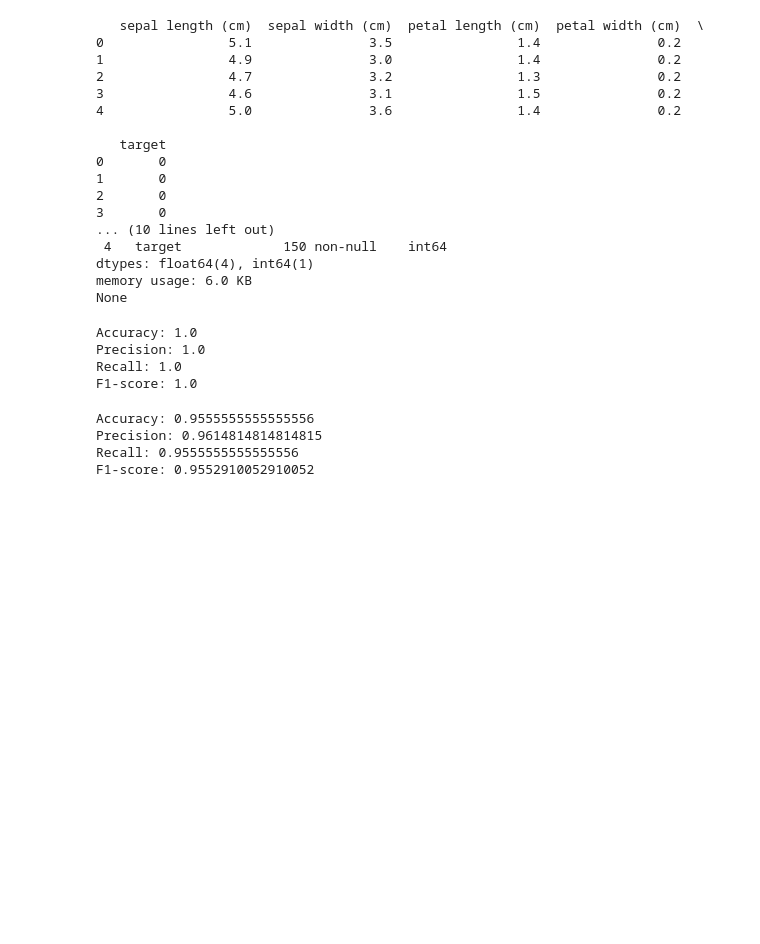
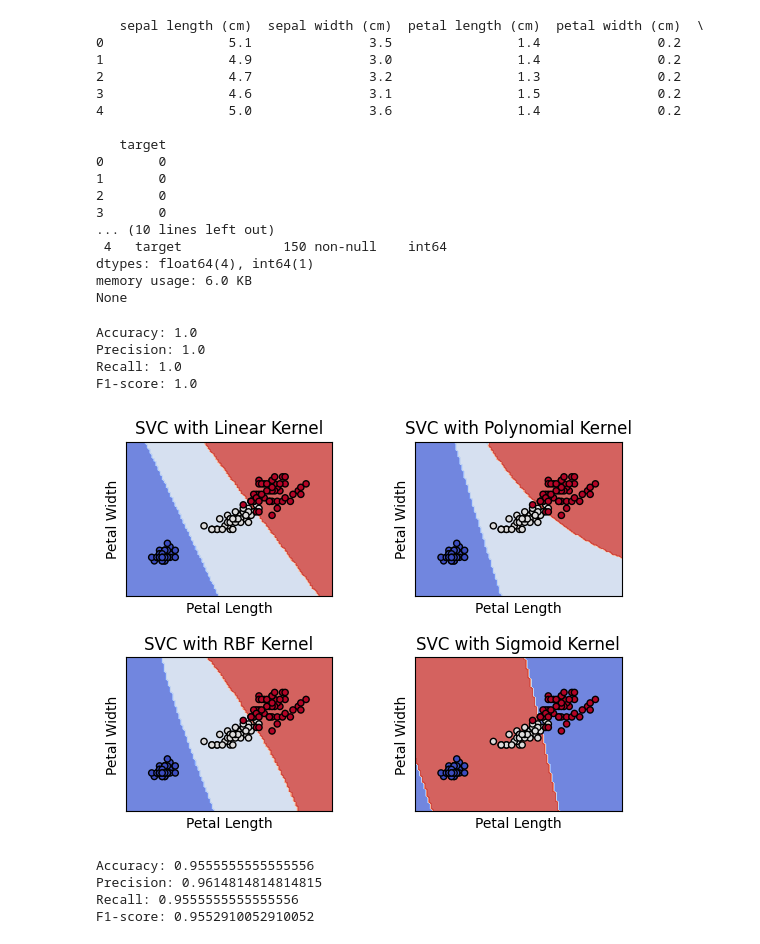
Before and after one commit to ArsalonAmini2024/CSC6621_mini_project1, a Jupyter notebook: SVM_Mini_Lab/CSC6621_Lab_01_Submission_Amini_Arsalon.ipynb, the cells around one changed output. Drawn from its saved outputs; the diff is of its cells as text; code cells hidden in the pictures; blank space fills up the shorter version.

```diff
--- a/SVM_Mini_Lab/CSC6621_Lab_01_Submission_Amini_Arsalon.ipynb
+++ b/SVM_Mini_Lab/CSC6621_Lab_01_Submission_Amini_Arsalon.ipynb
@@ -69,6 +74,64 @@ Accuracy: 1.0
 Precision: 1.0
 Recall: 1.0
 F1-score: 1.0
+# %%
+#Visualize Decision boundaries - Petal length vs width (unscaled)
+
+# Extract petal length and width features
+X = iris.data[:, 2:4]  # petal length and width
+y = iris.target
+
+# Split the dataset into training and testing sets
+X_train, X_test, y_train, y_test = train_test_split(X, y, test_size=0.3, random_state=42)
+
+# Define SVM models with different kernels
+models = [
+    SVC(kernel='linear', random_state=42),
+    SVC(kernel='poly', random_state=42),
+    SVC(kernel='rbf', random_state=42),
+    SVC(kernel='sigmoid', random_state=42)
+]
+
+# Title for the plots
+titles = (
+    "SVC with Linear Kernel",
+    "SVC with Polynomial Kernel",
+    "SVC with RBF Kernel",
+    "SVC with Sigmoid Kernel"
+)
+
+# Set-up 2x2 grid for plotting
+fig, sub = plt.subplots(2, 2)
+plt.subplots_adjust(wspace=0.4, hspace=0.4)
+
+# Iterate over models and plot decision boundaries
+for clf, title, ax in zip(models, titles, sub.flatten()):
+    # Fit the model
+    clf.fit(X_train, y_train)
+
+    # Plot decision boundaries
+    disp = DecisionBoundaryDisplay.from_estimator(
+        clf,
+        X,
+        response_method="predict",
+        cmap=plt.cm.coolwarm,
+        alpha=0.8,
+        ax=ax
+    )
+
+    # Scatter plot of data points
+    ax.scatter(X[:, 0], X[:, 1], c=y, cmap=plt.cm.coolwarm, s=20, edgecolors="k")
+
+    # Set labels and title
+    ax.set_xlabel("Petal Length")
+    ax.set_ylabel("Petal Width")
+    ax.set_xticks(())
+    ax.set_yticks(())
+    ax.set_title(title)
+
+plt.show()
+# %% [output]
+[figure, added]
 # %%
 # Build an SVM classifier using petal length and widths as features (with scaling)
 
```
Also changed, not shown: parts of 9 cells of this notebook.
